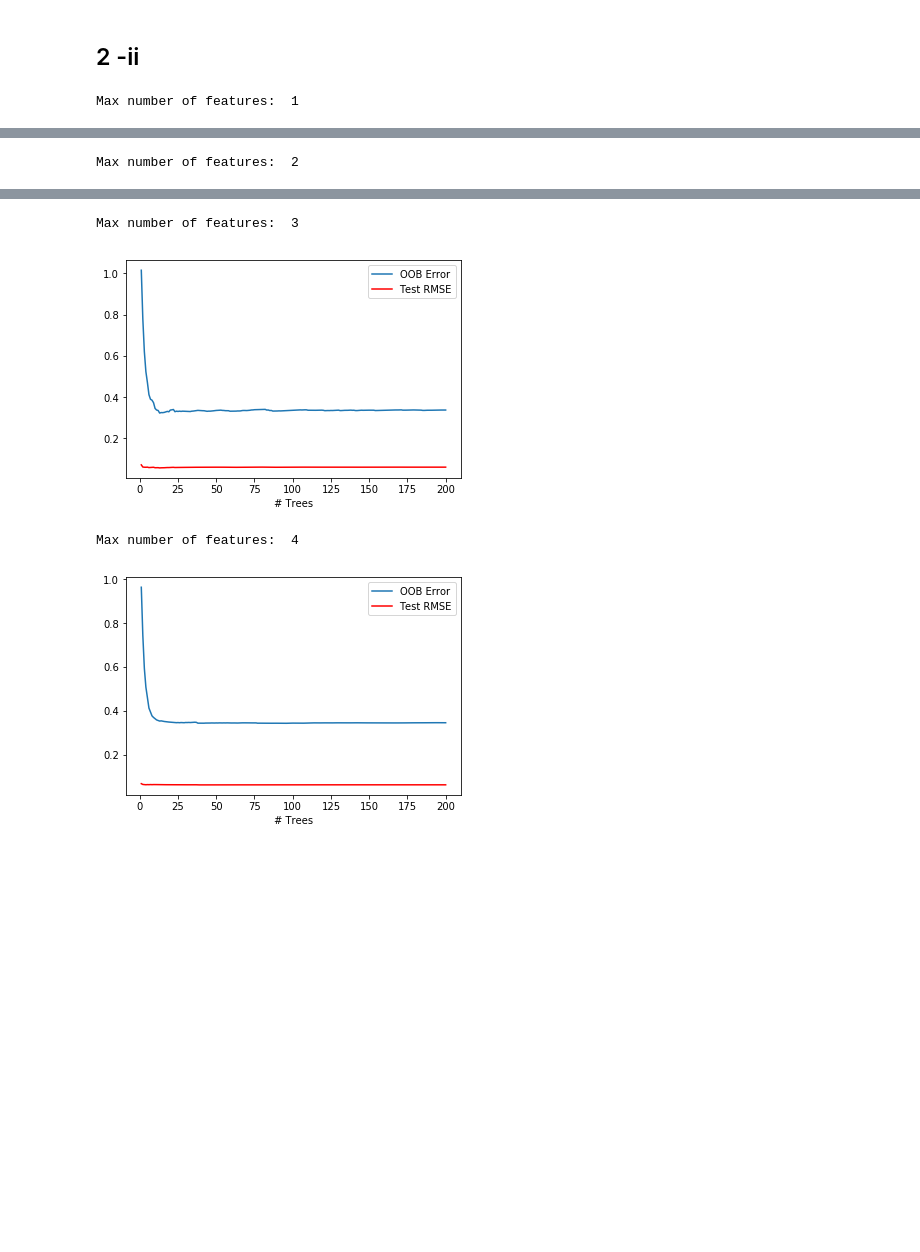
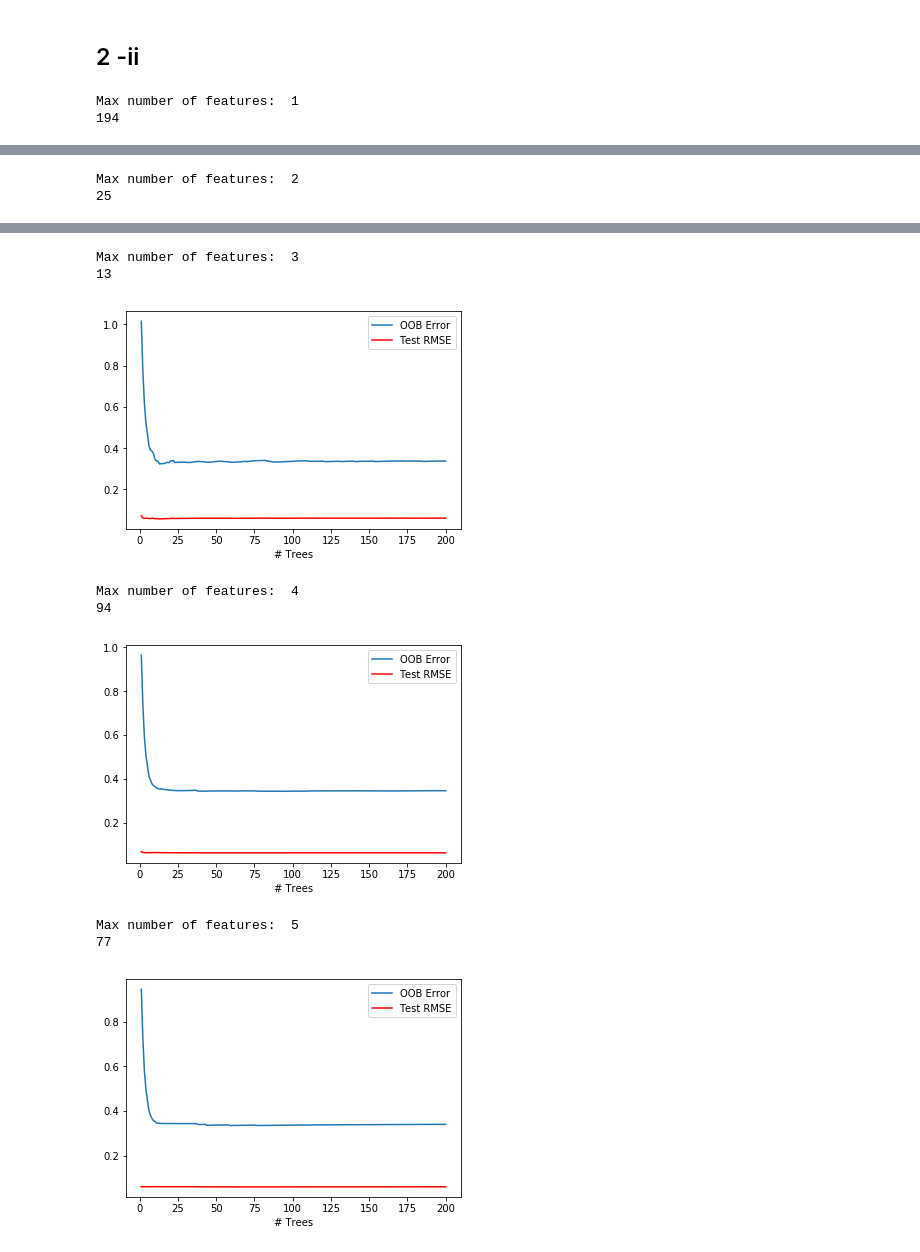
Before and after one commit to TSatyaVasanthReddy/RegressionAnalysis, a Jupyter notebook: Project4.ipynb, the cells around one changed output, grey strips where cells are left out. Cells and saved outputs as stored; diff of their text form; code cells hidden in the pictures; blank space fills up the shorter version.

```diff
--- a/Project4.ipynb
+++ b/Project4.ipynb
@@ -295,39 +295,47 @@ plt.show()
 # %% [markdown]
 <h2>2 -ii</h2>
 # %%
-def plot_func(oob, rmse):
-    plt.plot(trees, oob, label="OOB Error")
-    plt.plot(trees, rmse, color='red', label='Test RMSE')
+def plot_func(x, oob, rmse, xlabel):
+    print(x[oob.index(min(oob))])
+    plt.plot(x, oob, label="OOB Error")
+    plt.plot(x, rmse, color='red', label='Test RMSE')
     plt.legend()
-    plt.xlabel("# Trees")
+    plt.xlabel(xlabel)
     plt.show()
 # %%
 import warnings
 warnings.filterwarnings('ignore')
 
 trees = range(1,201)
 
 for i in range(1,6):
     oob_errors = []
     test_rmse = []
     for t in trees:
         regr = RandomForestRegressor(n_estimators=t, max_depth=4, max_features=i, bootstrap=True, oob_score=True, random_state=0)
         X_train, X_test, y_train, y_test = train_test_split(X, y, test_size=0.1, random_state=0)
         regr.fit(X_train, y_train)
         y_pred = regr.predict(X_test)
         oob_score = regr.oob_score_
         oob_error = 1 - oob_score
         oob_errors.append(oob_error)
         test_error = mean_squared_error(y_test,y_pred)
         test_rmse.append(np.sqrt(test_error))
     print("Max number of features: ",i)
-    plot_func(oob_errors, test_rmse)
+    plot_func(trees, oob_errors, test_rmse, "# Trees")
 # %% [output]
 Max number of features:  1
+194
 [figure]
 Max number of features:  2
+25
 [figure]
 Max number of features:  3
+13
 [figure]
 Max number of features:  4
+94
 [figure]
+Max number of features:  5
+77
+[figure, added]
```
Also changed, not shown: parts of 4 cells of this notebook.
